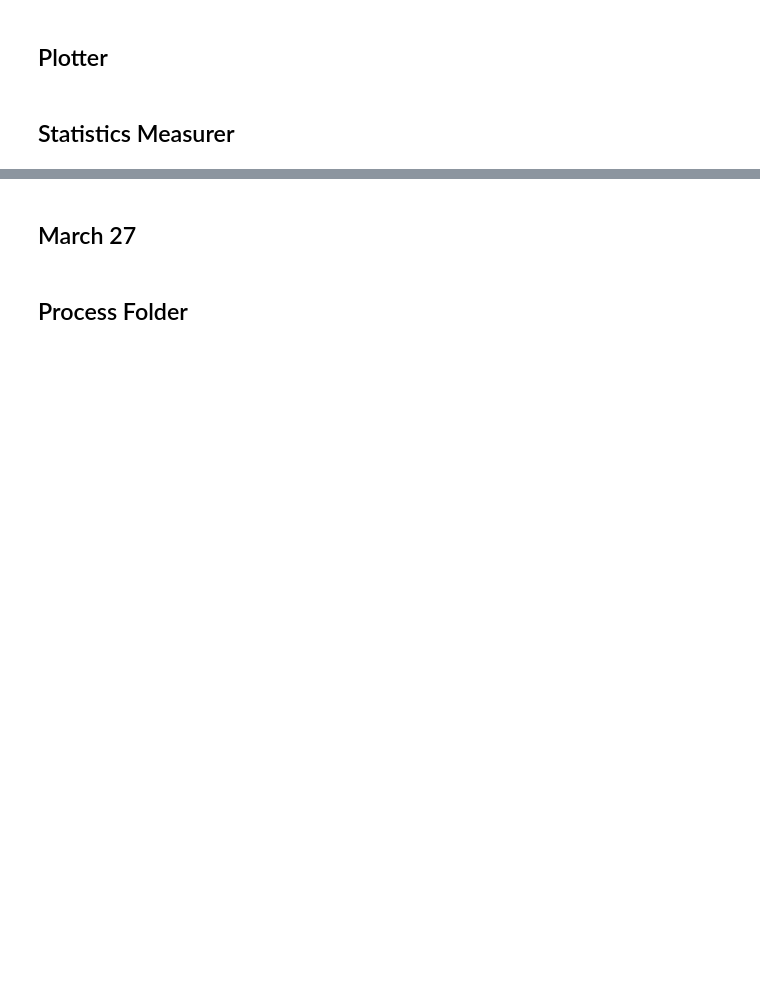
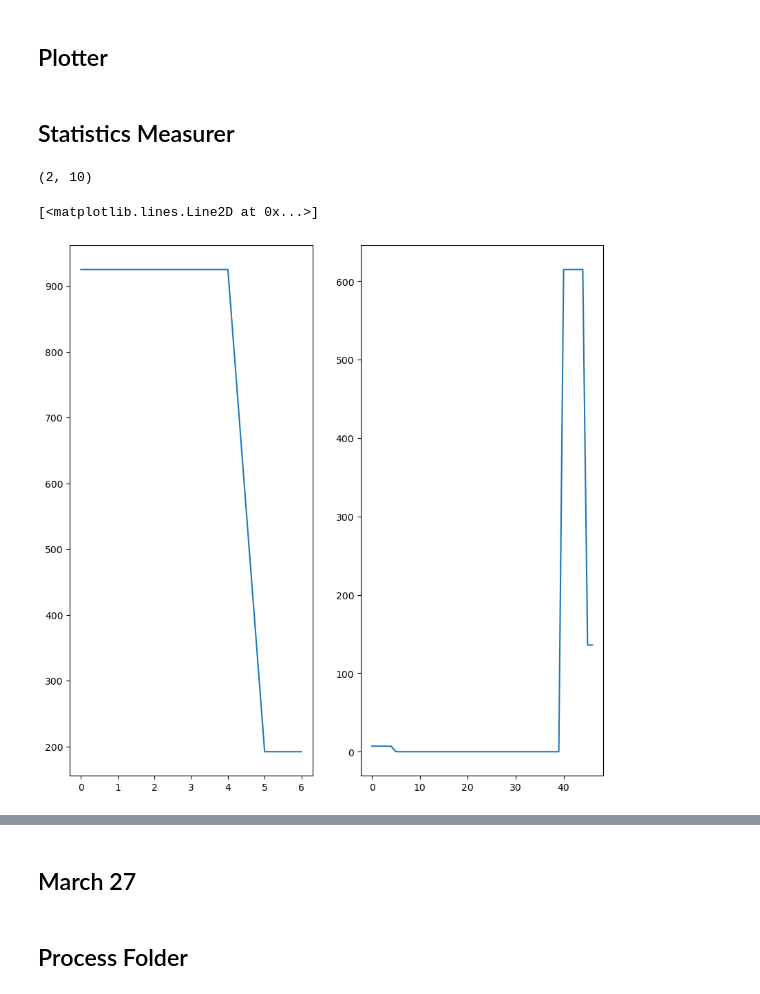
Before and after one commit to Rustam-Warwick/d3-gnn, a Jupyter notebook: helper-scripts/jupyter/Flink Metrics.ipynb, the cells around one changed output, grey strips where cells are left out. Cells and saved outputs as stored; diff of their text form; code cells hidden in the pictures; blank space fills up the shorter version.

Commit message:
Good experiment ideas.

```diff
--- a/helper-scripts/jupyter/Flink Metrics.ipynb
+++ b/helper-scripts/jupyter/Flink Metrics.ipynb
@@ -264,0 +255,13 @@ class MetricStatistics:
+# %%
+np.argmax(a1.output[80]), np.argmin(a1.output[80])
+# %% [output]
+(2, 10)
+# %%
+a1 = MetricStatistics(entry_folder_name="../../metrics/SX-stackoverflow/Reduce Forward W-50 HDRF/", operator_name="Task-GNN Operator - 1", metric_name="busyTimeMsPerSecond").transform_metrics(lambda x: x[(x < 1000).nonzero()[0][0] : -1]).transform_metrics("trim_zeros").transform_experiment(lambda x: x[0])
+# %%
+fig, axs = plt.subplots(1, 2, figsize=(10, 10))
+axs[0].plot(a1.output[80][2])
+axs[1].plot(a1.output[80][10])
+# %% [output]
+[<matplotlib.lines.Line2D at 0x...>]
+[figure, added]
```
Also changed, not shown: parts of 5 cells of this notebook, 4 other files.
